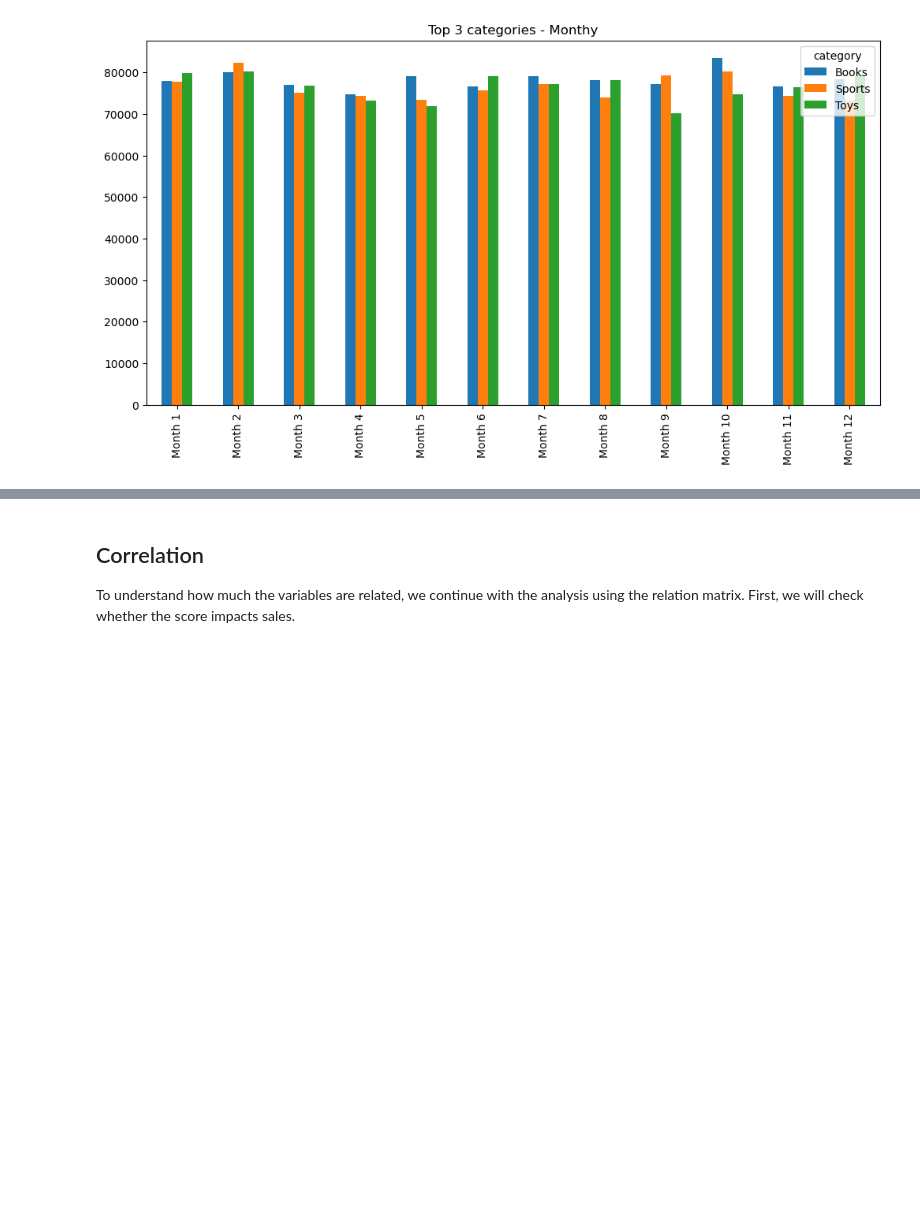
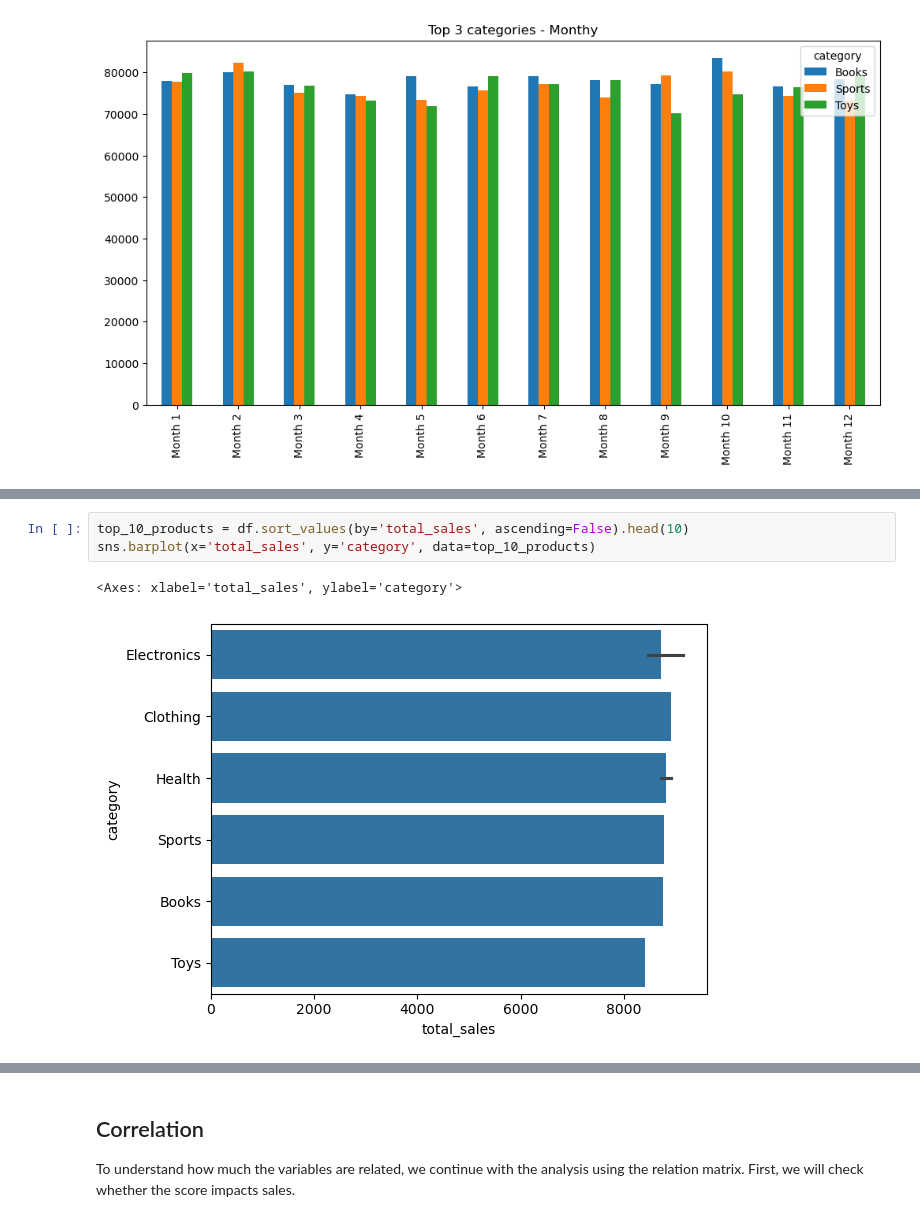
Before and after one commit to CCT-Dublin/capstone-project-alexandramuniks, a Jupyter notebook: Final Strategic Thinking..ipynb, the cells around one changed output, grey strips where cells are left out. Cells and saved outputs as stored; diff of their text form; blank space fills up the shorter version.

```diff
--- a/Final Strategic Thinking..ipynb
+++ b/Final Strategic Thinking..ipynb
@@ -146,0 +162,6 @@ monthly_sales.plot(kind='bar', figsize=(12,6), title="Top 3 categories - Monthy"
+# %%
+top_10_products = df.sort_values(by='total_sales', ascending=False).head(10)
+sns.barplot(x='total_sales', y='category', data=top_10_products)
+# %% [output]
+<Axes: xlabel='total_sales', ylabel='category'>
+[figure, added]
```
Also changed, not shown: parts of 26 cells of this notebook, 1 other file.
